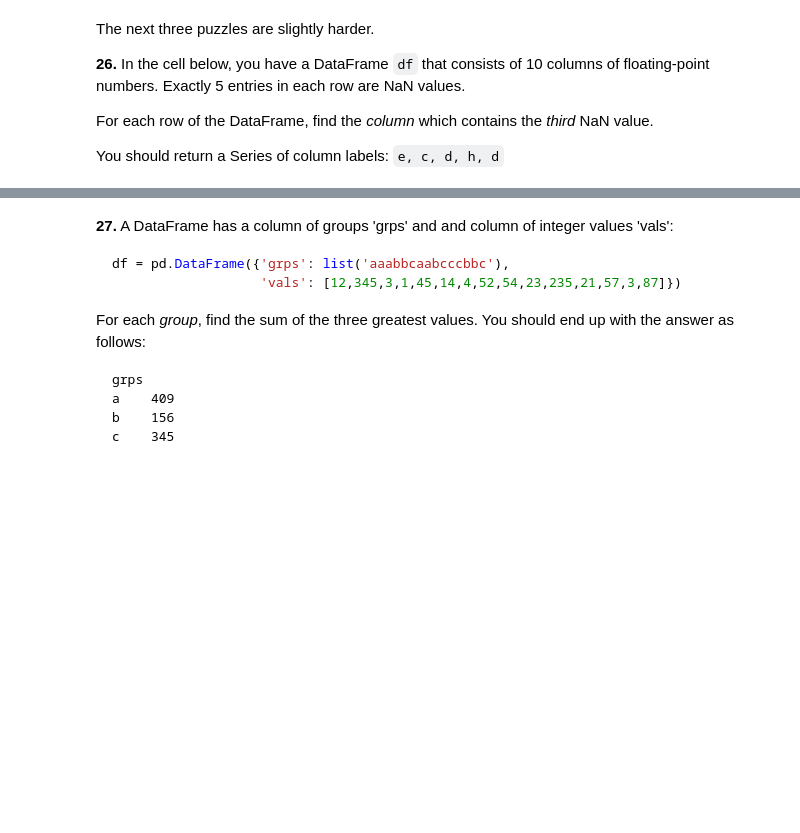
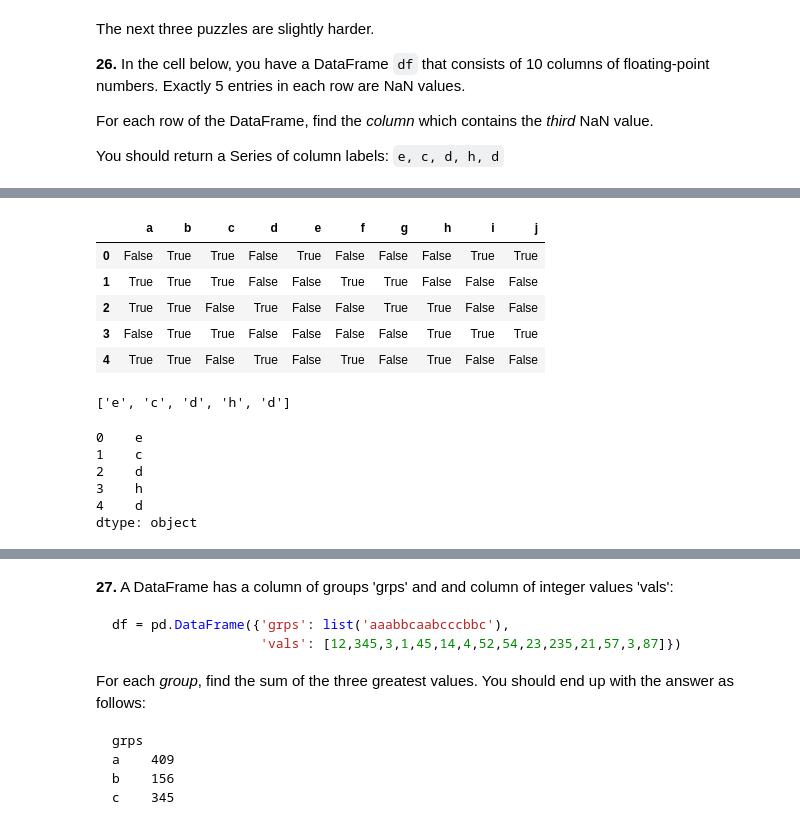
Before and after one commit to hatunglam/100-pandas-puzzles, a Jupyter notebook: 100-pandas-puzzles.ipynb, the cells around one changed output, grey strips where cells are left out. Drawn from its saved outputs; the diff is of its cells as text; code cells hidden in the pictures; blank space fills up the shorter version.

```diff
--- a/100-pandas-puzzles.ipynb
+++ b/100-pandas-puzzles.ipynb
@@ -509,0 +546,33 @@ df = pd.DataFrame(data, columns=columns)
+# %%
+df.isna()
+# %% [output]
+|  | a | b | c | d | e | f | g | h | i | j |
+| 0 | False | True | True | False | True | False | False | False | True | True |
+| 1 | True | True | True | False | False | True | True | False | False | False |
+| 2 | True | True | False | True | False | False | True | True | False | False |
+| 3 | False | True | True | False | False | False | False | True | True | True |
+| 4 | True | True | False | True | False | True | False | True | False | False |
+# %%
+col_ = []
+bool_df = df.isna()
+for ids in range(len(df)):
+    nan_count = 0
+    for col in range(len(df.columns)):
+        if bool_df.iloc[ids, col] == True:
+            nan_count += 1
+        if nan_count == 3:
+            col_.append(bool_df.columns[col])
+            break
+
+col_
+# %% [output]
+['e', 'c', 'd', 'h', 'd']
+# %%
+(df.isnull().cumsum(axis=1) == 3).idxmax(axis=1)
+# %% [output]
+0    e
+1    c
+2    d
+3    h
+4    d
+dtype: object
```
Also changed, not shown: parts of 7 cells of this notebook.
